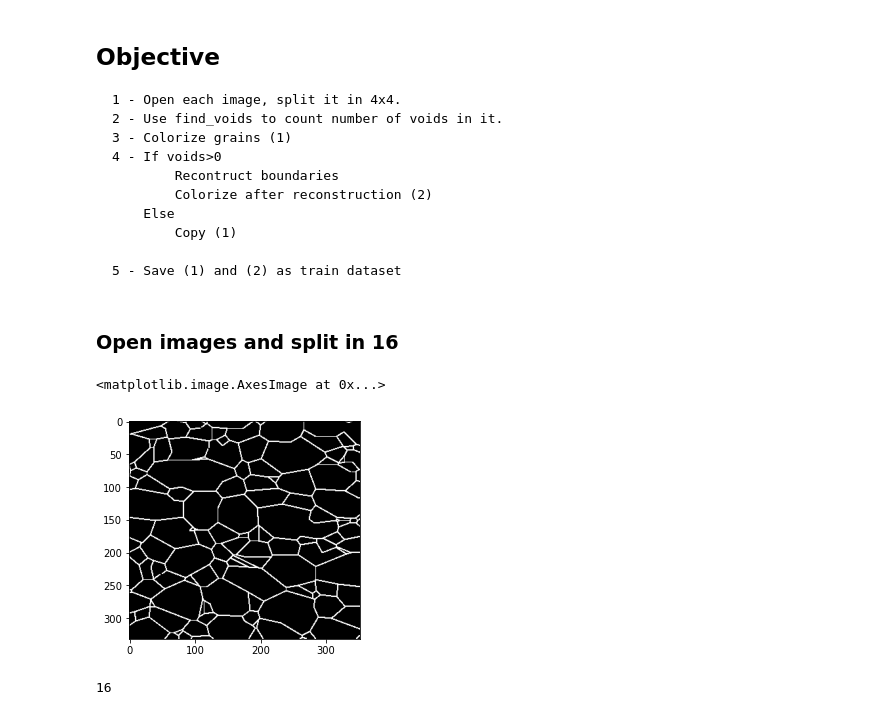
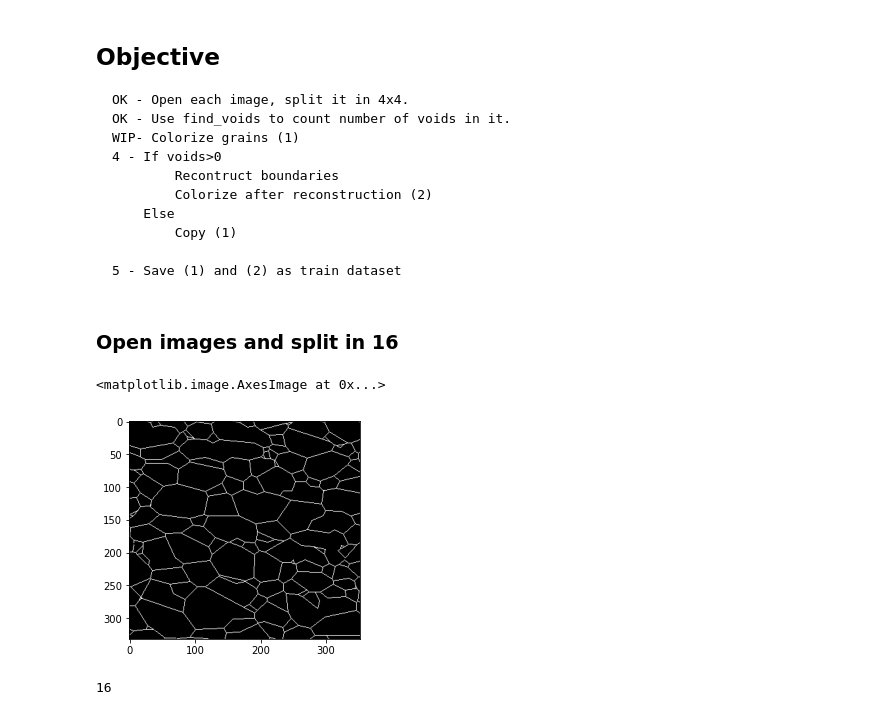
Before and after one commit to bruno-manoel-dbki/tantalum, a Jupyter notebook: source/Divide_et_Vince.ipynb, the cells around one changed output. Drawn from its saved outputs; the diff is of its cells as text; code cells hidden in the pictures.

Commit message:
Spliting for both cases now

```diff
--- a/source/Divide_et_Vince.ipynb
+++ b/source/Divide_et_Vince.ipynb
@@ -1,9 +1,9 @@
 # %% [markdown]
 ## Objective
 
-    1 - Open each image, split it in 4x4.
-    2 - Use find_voids to count number of voids in it.
-    3 - Colorize grains (1)
+    OK - Open each image, split it in 4x4.
+    OK - Use find_voids to count number of voids in it.
+    WIP- Colorize grains (1)
     4 - If voids>0
             Recontruct boundaries
             Colorize after reconstruction (2)
@@ -70,15 +70,15 @@ full_img = np.zeros([height, width, 3])
 
 for idx, row in df.iterrows():
     #print("%d %d %d %d\n" %(row.x_start.astype("uint16"),row.y_start.astype("uint16"),row.x_end.astype("uint16"),row.y_end.astype("uint16")))
-    rr,cc,a = draw.line_aa(row.x_start.astype("uint16"),row.y_start.astype("uint16"),row.x_end.astype("uint16"),row.y_end.astype("uint16"))
+    rr,cc= draw.line(row.x_start.astype("uint16"),row.y_start.astype("uint16"),row.x_end.astype("uint16"),row.y_end.astype("uint16"))
     full_img[cc,rr,:3] = (1,1,1)
 
 tiles = [full_img[x:x+M,y:y+N] for x in range(0,full_img.shape[0],M) for y in range(0,full_img.shape[1],N)]
 # %%
-plt.imshow(tiles[14])
+plt.imshow(tiles[15])
 # %% [output]
 <matplotlib.image.AxesImage at 0x...>
-[figure, old version]
+[figure, new version]
 # %%
 len(tiles)
 # %% [output]
```
Also changed, not shown: parts of 2 cells of this notebook, 2 other files.
